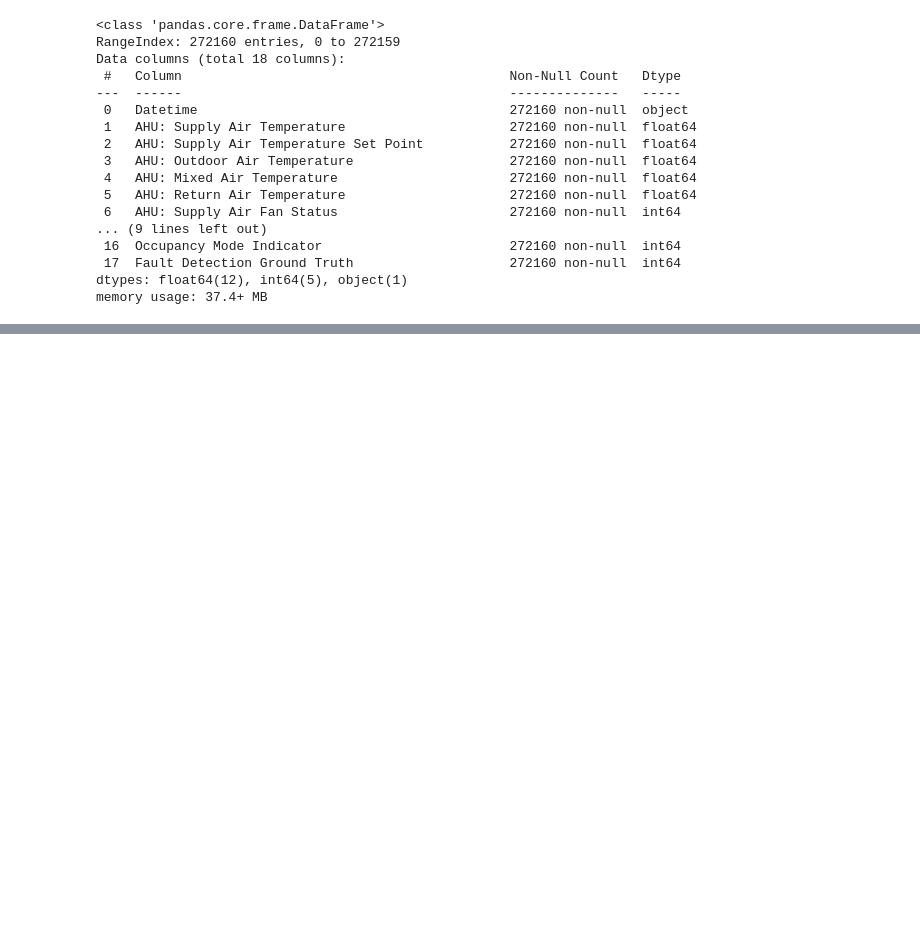
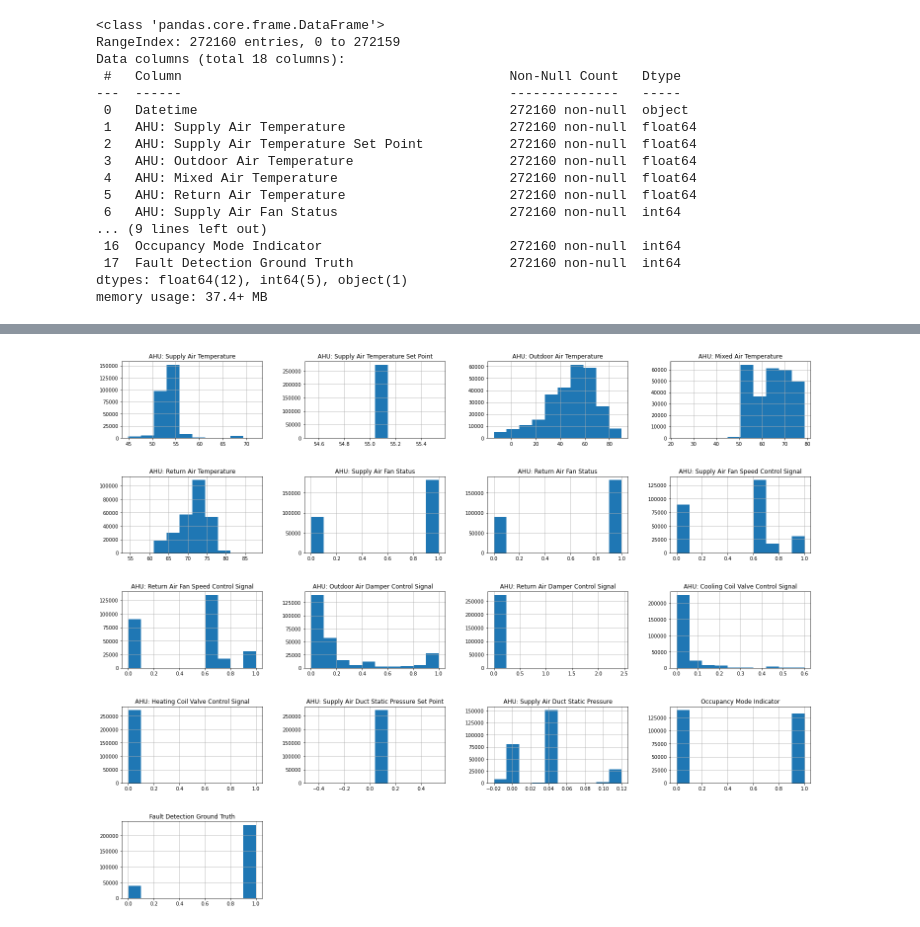
Before and after one commit to rwbosscat95/Springboard_DS_July22, a Jupyter notebook: Capstone2_AFDD_of_HVAC_Systems/Notebooks/02_data_wrangling.ipynb, the cells around one changed output, grey strips where cells are left out. Cells and saved outputs as stored; diff of their text form; code cells hidden in the pictures; blank space fills up the shorter version.

Commit message:
data wrangling 1st version

```diff
--- a/Capstone2_AFDD_of_HVAC_Systems/Notebooks/02_data_wrangling.ipynb
+++ b/Capstone2_AFDD_of_HVAC_Systems/Notebooks/02_data_wrangling.ipynb
@@ -1002,0 +332,5 @@ Other questions:
+# %%
+mzvav_1_data.hist(figsize=(25,20))
+plt.subplots_adjust(hspace=0.5);
+# %% [output]
+[figure, added]
```
Also changed, not shown: parts of 269 cells of this notebook.
